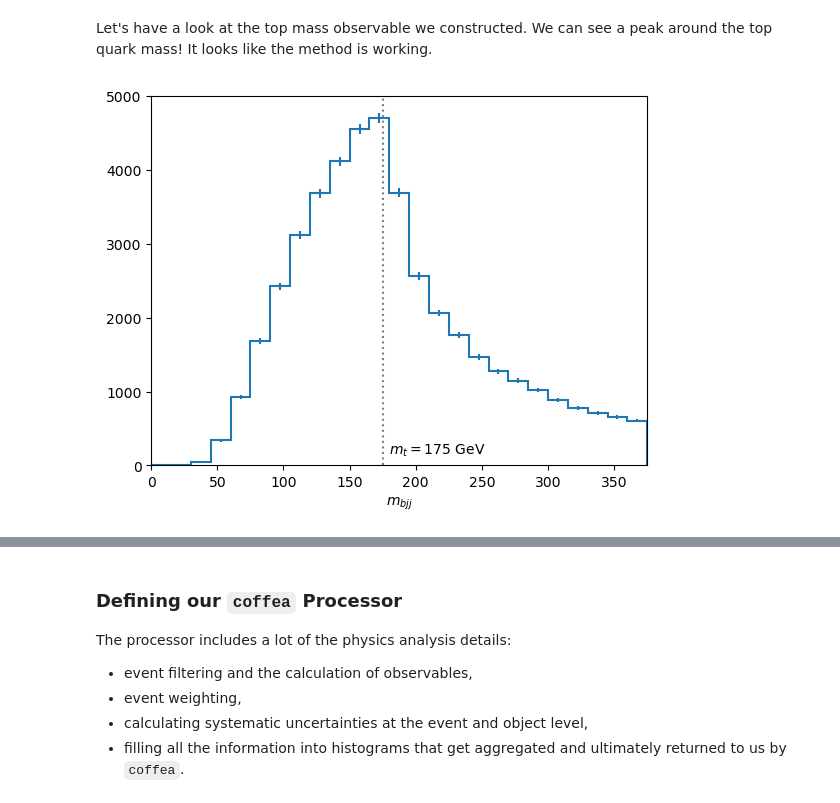
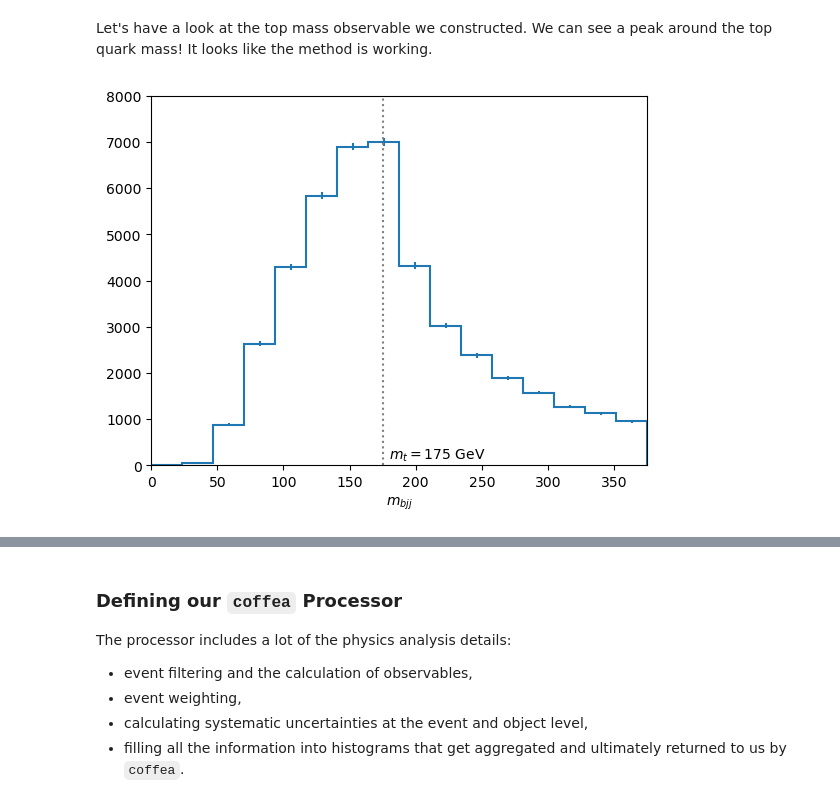
Before and after one commit to alexander-held/CompHEP-2023-AGC, a Jupyter notebook: talk.ipynb, the cells around one changed output, grey strips where cells are left out. Drawn from its saved outputs; the diff is of its cells as text; code cells hidden in the pictures.

```diff
--- a/talk.ipynb
+++ b/talk.ipynb
@@ -133,9 +133,9 @@ We also expect to see one charged lepton (in this specific topology we are inves
 We can reconstruct the hadronic top quark as the system of two jets and a third b-tagged jet with the largets transverse momentum.
 # %%
 # pT > 30 GeV for leptons, > 25 GeV for jets
-selected_electrons = events.Electron[events.Electron.pt > 30 & np.abs(events.Electron.eta < 2.1)]
-selected_muons = events.Muon[events.Muon.pt > 30 & np.abs(events.Muon.eta < 2.1)]
-selected_jets = events.Jet[events.Jet.pt > 25 & np.abs(events.Jet.eta < 2.4)]
+selected_electrons = events.Electron[events.Electron.pt > 30 & (np.abs(events.Electron.eta) < 2.1)]
+selected_muons = events.Muon[events.Muon.pt > 30 & (np.abs(events.Muon.eta) < 2.1)]
+selected_jets = events.Jet[events.Jet.pt > 25 & (np.abs(events.Jet.eta) < 2.4)]
 
 # single lepton requirement
 event_filters = ((ak.count(selected_electrons.pt, axis=1) + ak.count(selected_muons.pt, axis=1)) == 1)
@@ -161,13 +161,13 @@ Let's have a look at the top mass observable we constructed.
 We can see a peak around the top quark mass!
 It looks like the method is working.
 # %%
-hist.Hist.new.Reg(25, 0, 375, label="$m_{bjj}$").Double().fill(reconstructed_top_mass).plot()
-plt.vlines(175, 0, 5000, colors=["grey"], linestyle="dotted")
+hist.Hist.new.Reg(16, 0, 375, label="$m_{bjj}$").Double().fill(reconstructed_top_mass).plot()
+plt.vlines(175, 0, 10000, colors=["grey"], linestyle="dotted")
 plt.text(180, 150, "$m_{t} = 175$ GeV")
 plt.xlim([0, 375])
-plt.ylim([0, 5000]);
+plt.ylim([0, 8000]);
 # %% [output]
-[figure, old version]
+[figure, new version]
 # %% [markdown]
 # Columnar processing with `coffea`
 
```
Also changed, not shown: parts of 6 cells of this notebook.
